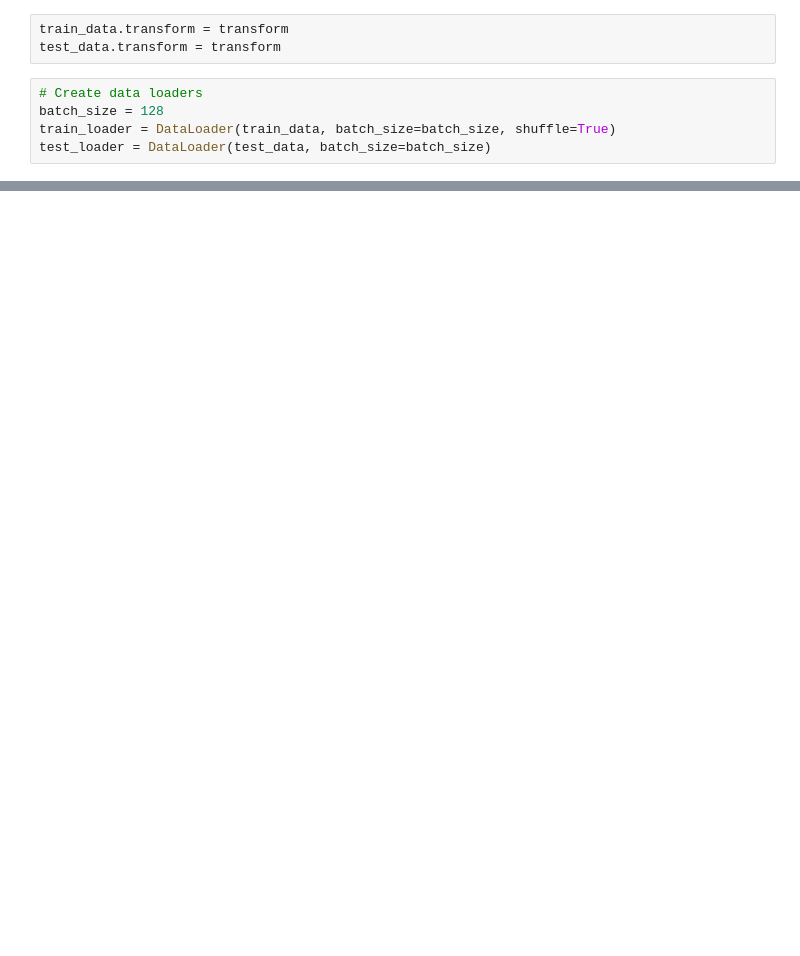
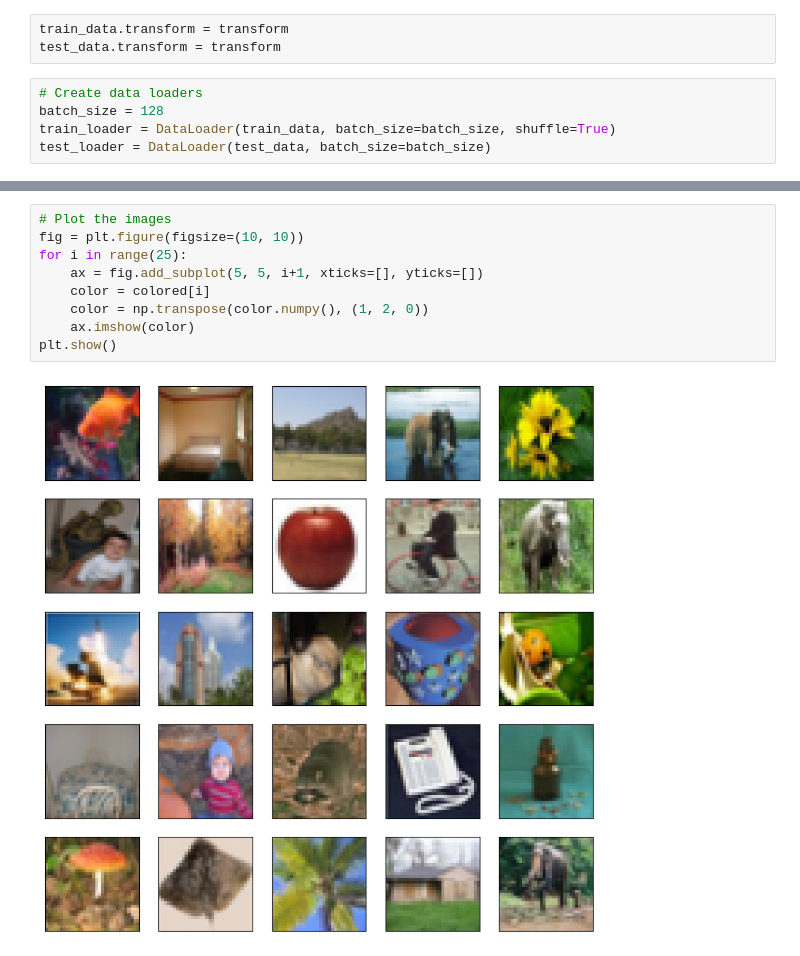
Before and after one commit to walkidni/grayscale-image-colorization, a Jupyter notebook: u-net_colorization.ipynb, the cells around one changed output, grey strips where cells are left out. Cells and saved outputs as stored; diff of their text form; blank space fills up the shorter version.

```diff
--- a/u-net_colorization.ipynb
+++ b/u-net_colorization.ipynb
@@ -165,0 +161,11 @@ plt.show()
+# %%
+# Plot the images
+fig = plt.figure(figsize=(10, 10))
+for i in range(25):
+    ax = fig.add_subplot(5, 5, i+1, xticks=[], yticks=[])
+    color = colored[i]
+    color = np.transpose(color.numpy(), (1, 2, 0))
+    ax.imshow(color)
+plt.show()
+# %% [output]
+[figure, added]
```
Also changed, not shown: parts of 5 cells of this notebook.
